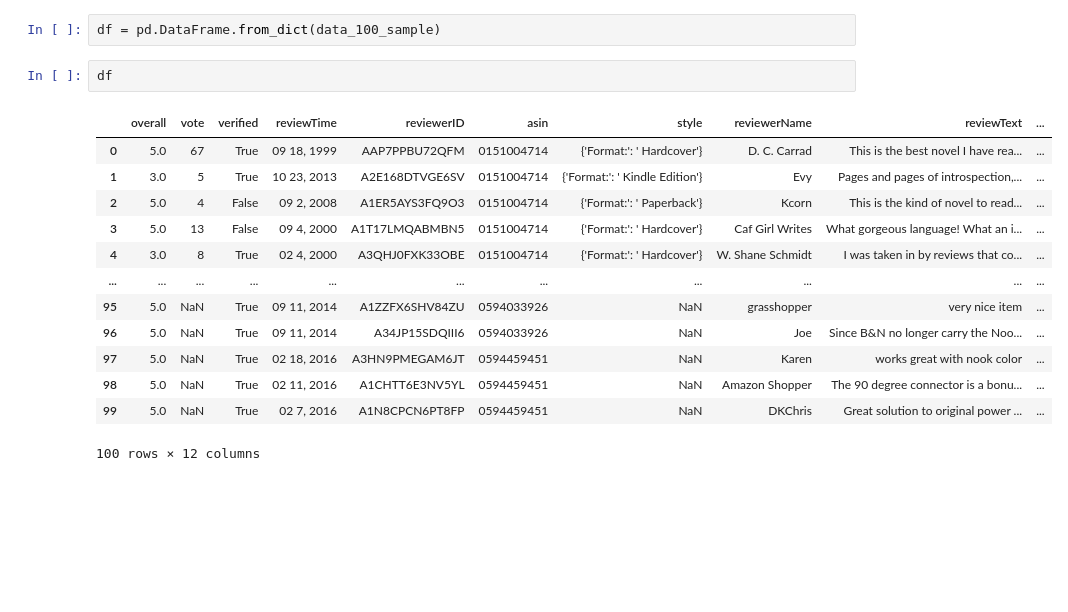
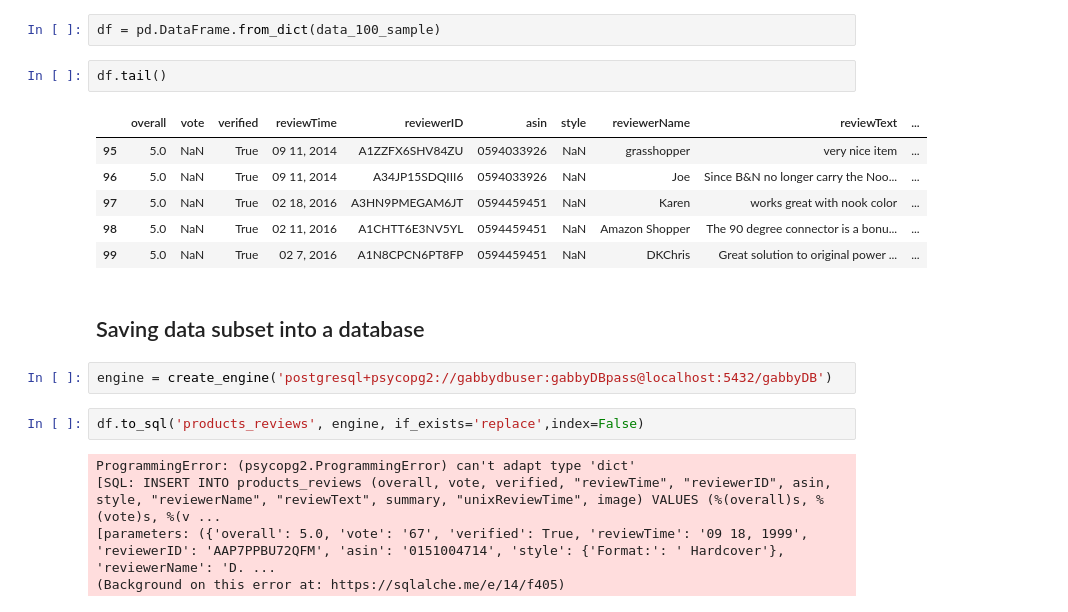
Before and after one commit to avelllabs/Gabby, a Jupyter notebook: notebooks/11_gb_amazon_reviews_5core_exploration.ipynb, the cells around one changed output. Cells and saved outputs as stored; diff of their text form; blank space fills up the shorter version.

Commit message:
saving and loading baseline products from database

```diff
--- a/notebooks/11_gb_amazon_reviews_5core_exploration.ipynb
+++ b/notebooks/11_gb_amazon_reviews_5core_exploration.ipynb
@@ -103,18 +168,22 @@ with gzip.open('../data/amazon-review-data-2018/5-core/Electronics_5.json.gz') a
 # %%
 df = pd.DataFrame.from_dict(data_100_sample)
 # %%
-df
+df.tail()
 # %% [output]
 |  | overall | vote | verified | reviewTime | reviewerID | asin | style | reviewerName | reviewText | ... |
-| 0 | 5.0 | 67 | True | 09 18, 1999 | AAP7PPBU72QFM | 0151004714 | {'Format:': ' Hardcover'} | D. C. Carrad | This is the best novel I have rea... | ... |
-| 1 | 3.0 | 5 | True | 10 23, 2013 | A2E168DTVGE6SV | 0151004714 | {'Format:': ' Kindle Edition'} | Evy | Pages and pages of introspection,... | ... |
-| 2 | 5.0 | 4 | False | 09 2, 2008 | A1ER5AYS3FQ9O3 | 0151004714 | {'Format:': ' Paperback'} | Kcorn | This is the kind of novel to read... | ... |
-| 3 | 5.0 | 13 | False | 09 4, 2000 | A1T17LMQABMBN5 | 0151004714 | {'Format:': ' Hardcover'} | Caf Girl Writes | What gorgeous language! What an i... | ... |
-| 4 | 3.0 | 8 | True | 02 4, 2000 | A3QHJ0FXK33OBE | 0151004714 | {'Format:': ' Hardcover'} | W. Shane Schmidt | I was taken in by reviews that co... | ... |
-| ... | ... | ... | ... | ... | ... | ... | ... | ... | ... | ... |
 | 95 | 5.0 | NaN | True | 09 11, 2014 | A1ZZFX6SHV84ZU | 0594033926 | NaN | grasshopper | very nice item | ... |
 | 96 | 5.0 | NaN | True | 09 11, 2014 | A34JP15SDQIII6 | 0594033926 | NaN | Joe | Since B&N no longer carry the Noo... | ... |
 | 97 | 5.0 | NaN | True | 02 18, 2016 | A3HN9PMEGAM6JT | 0594459451 | NaN | Karen | works great with nook color | ... |
 | 98 | 5.0 | NaN | True | 02 11, 2016 | A1CHTT6E3NV5YL | 0594459451 | NaN | Amazon Shopper | The 90 degree connector is a bonu... | ... |
 | 99 | 5.0 | NaN | True | 02 7, 2016 | A1N8CPCN6PT8FP | 0594459451 | NaN | DKChris | Great solution to original power ... | ... |
-100 rows × 12 columns
+# %% [markdown]
+## Saving data subset into a database
+# %%
+engine = create_engine('postgresql+psycopg2://gabbydbuser:gabbyDBpass@localhost:5432/gabbyDB')
+# %%
+df.to_sql('products_reviews', engine, if_exists='replace',index=False)
+# %% [output]
+ProgrammingError: (psycopg2.ProgrammingError) can't adapt type 'dict'
+[SQL: INSERT INTO products_reviews (overall, vote, verified, "reviewTime", "reviewerID", asin, style, "reviewerName", "reviewText", summary, "unixReviewTime", image) VALUES (%(overall)s, %(vote)s, %(v ...
+[parameters: ({'overall': 5.0, 'vote': '67', 'verified': True, 'reviewTime': '09 18, 1999', 'reviewerID': 'AAP7PPBU72QFM', 'asin': '0151004714', 'style': {'Format:': ' Hardcover'}, 'reviewerName': 'D. ...
+(Background on this error at: https://sqlalche.me/e/14/f405)
```
Also changed, not shown: parts of 24 cells of this notebook.
